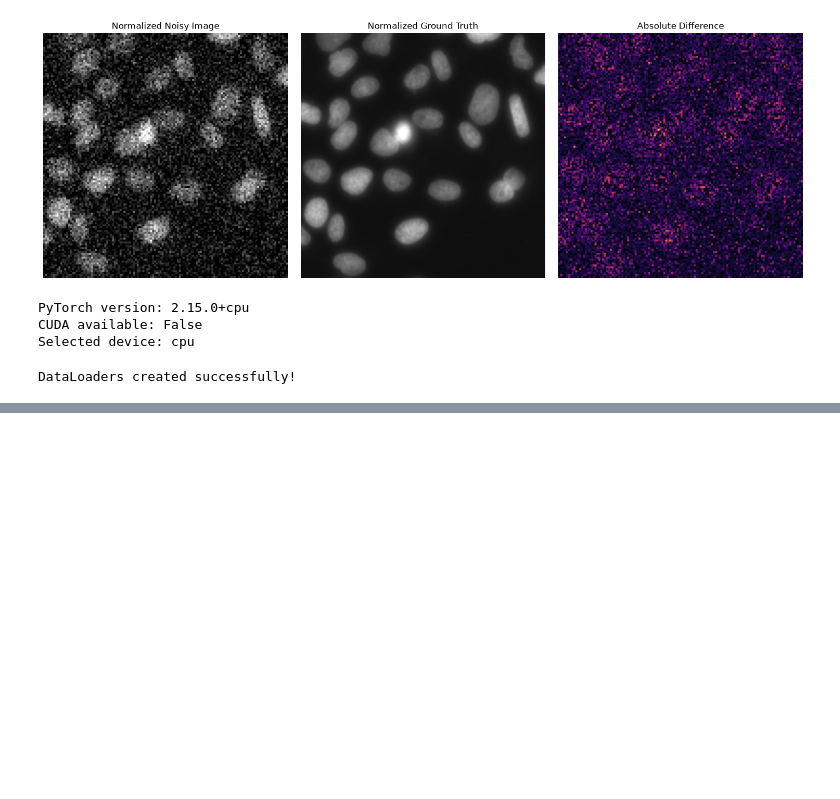
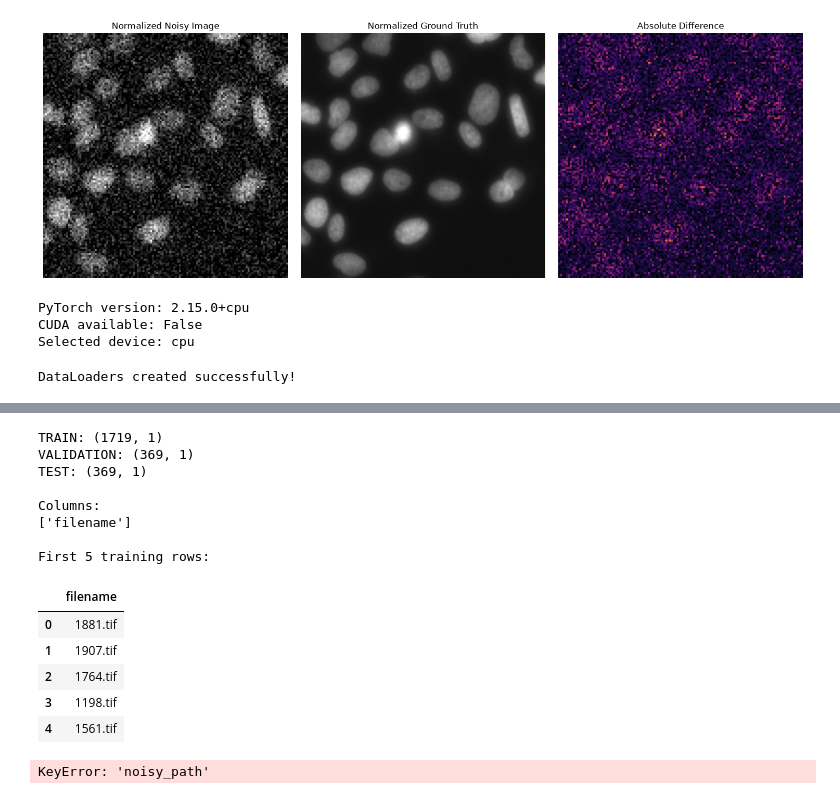
Before and after one commit to suyash-jaiswal-7/Microscopy-Denoising, a Jupyter notebook: notebooks/02_data_preprocessing.ipynb, the cells around one changed output, grey strips where cells are left out. Cells and saved outputs as stored; diff of their text form; code cells hidden in the pictures; blank space fills up the shorter version.

Commit message:
Update preprocessing and U-Net training notebook

```diff
--- a/notebooks/02_data_preprocessing.ipynb
+++ b/notebooks/02_data_preprocessing.ipynb
@@ -397,0 +398,53 @@ plt.show()
+# %%
+from pathlib import Path
+import pandas as pd
+import os
+
+# Locate project root
+cwd = Path.cwd()
+
+if (cwd / "outputs" / "splits").exists():
+    project_root = cwd
+elif (cwd.parent / "outputs" / "splits").exists():
+    project_root = cwd.parent
+else:
+    raise FileNotFoundError("Project root not found!")
+
+split_dir = project_root / "outputs" / "splits"
+
+# Load existing CSV files
+train_df = pd.read_csv(split_dir / "train.csv")
+val_df = pd.read_csv(split_dir / "validation.csv")
+test_df = pd.read_csv(split_dir / "test.csv")
+
+print("TRAIN:", train_df.shape)
+print("VALIDATION:", val_df.shape)
+print("TEST:", test_df.shape)
+
+print("\nColumns:")
+print(train_df.columns.tolist())
+
+print("\nFirst 5 training rows:")
+display(train_df.head())
+
+print("\nFirst noisy path exists:",
+      os.path.exists(train_df.iloc[0]["noisy_path"]))
+
+print("First GT path exists:",
+      os.path.exists(train_df.iloc[0]["gt_path"]))
+# %% [output]
+TRAIN: (1719, 1)
+VALIDATION: (369, 1)
+TEST: (369, 1)
+
+Columns:
+['filename']
+
+First 5 training rows:
+|  | filename |
+| 0 | 1881.tif |
+| 1 | 1907.tif |
+| 2 | 1764.tif |
+| 3 | 1198.tif |
+| 4 | 1561.tif |
+KeyError: 'noisy_path'
```
Also changed, not shown: parts of 4 cells of this notebook, 4 other files.
